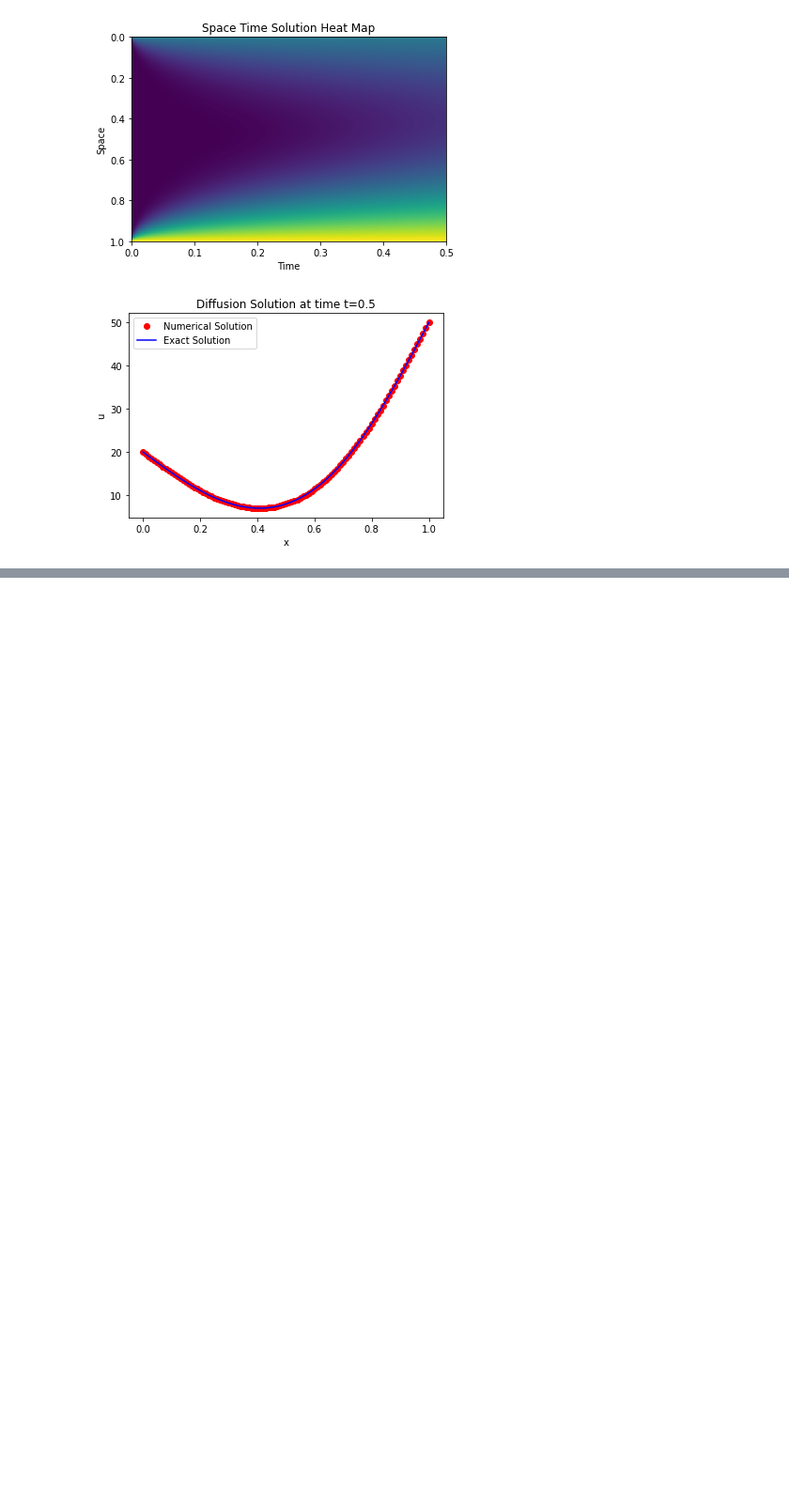
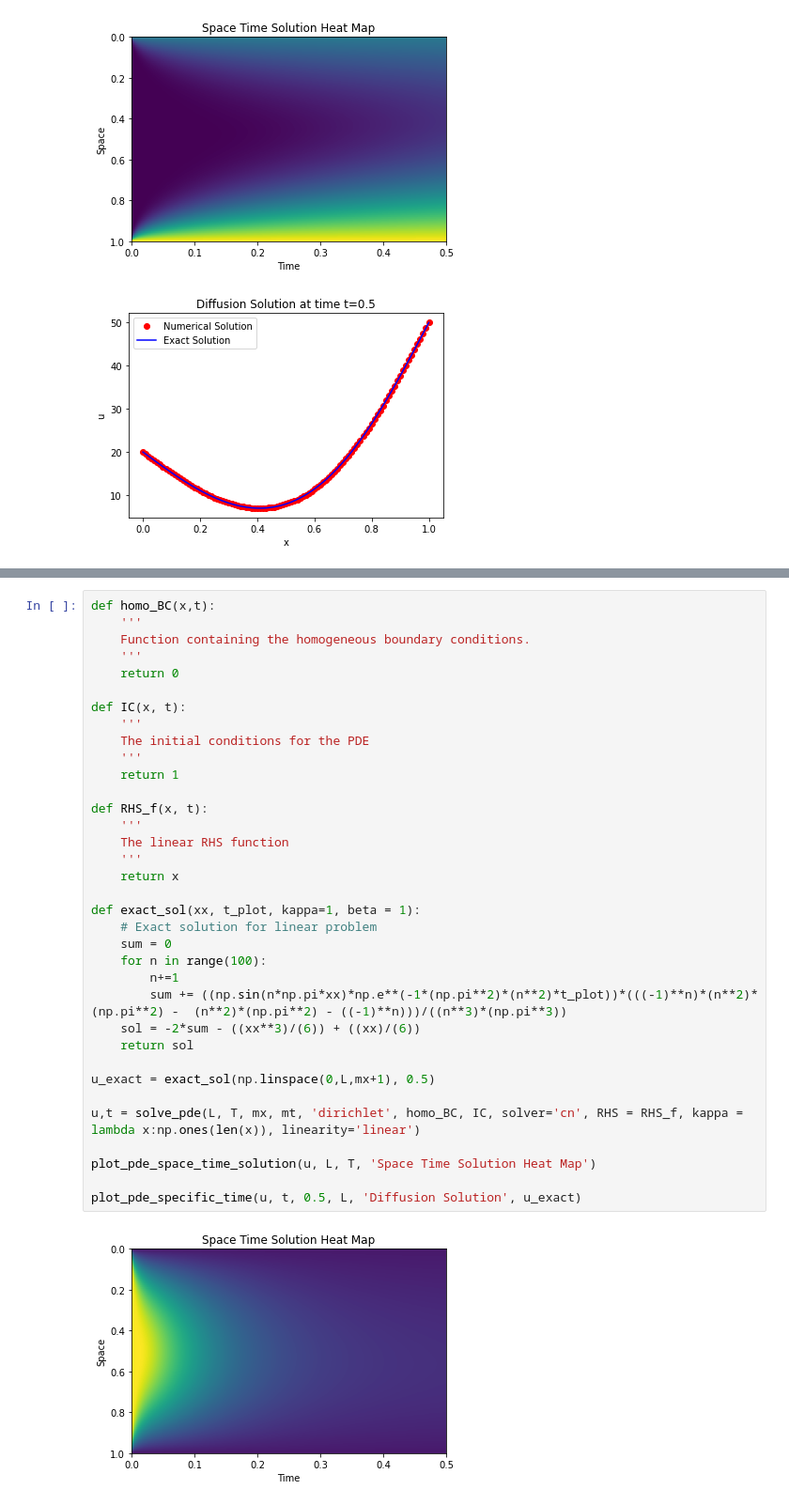
Before and after one commit to cwhite098/Scientific_Computing, a Jupyter notebook: examples/solving_pdes.ipynb, the cells around one changed output, grey strips where cells are left out. Shown at 94% size. Drawn from its saved outputs; the diff is of its cells as text; blank space fills up the shorter version.

```diff
--- a/examples/solving_pdes.ipynb
+++ b/examples/solving_pdes.ipynb
@@ -195,0 +263,37 @@ Example with robin BCs
+# %%
+def homo_BC(x,t):
+    '''
+    Function containing the homogeneous boundary conditions.
+    '''
+    return 0
+
+def IC(x, t):
+    '''
+    The initial conditions for the PDE
+    '''
+    return 1
+
+def RHS_f(x, t):
+    '''
+    The linear RHS function
+    '''
+    return x
+
+def exact_sol(xx, t_plot, kappa=1, beta = 1):
+    # Exact solution for linear problem
+    sum = 0
+    for n in range(100):
+        n+=1
+        sum += ((np.sin(n*np.pi*xx)*np.e**(-1*(np.pi**2)*(n**2)*t_plot))*(((-1)**n)*(n**2)*(np.pi**2) -  (n**2)*(np.pi**2) - ((-1)**n)))/((n**3)*(np.pi**3))
+    sol = -2*sum - ((xx**3)/(6)) + ((xx)/(6))
+    return sol
+
+u_exact = exact_sol(np.linspace(0,L,mx+1), 0.5)
+
+u,t = solve_pde(L, T, mx, mt, 'dirichlet', homo_BC, IC, solver='cn', RHS = RHS_f, kappa = lambda x:np.ones(len(x)), linearity='linear')
+
+plot_pde_space_time_solution(u, L, T, 'Space Time Solution Heat Map')
+
+plot_pde_specific_time(u, t, 0.5, L, 'Diffusion Solution', u_exact)
+# %% [output]
+[figure, added]
```
Also changed, not shown: parts of 8 cells of this notebook.
